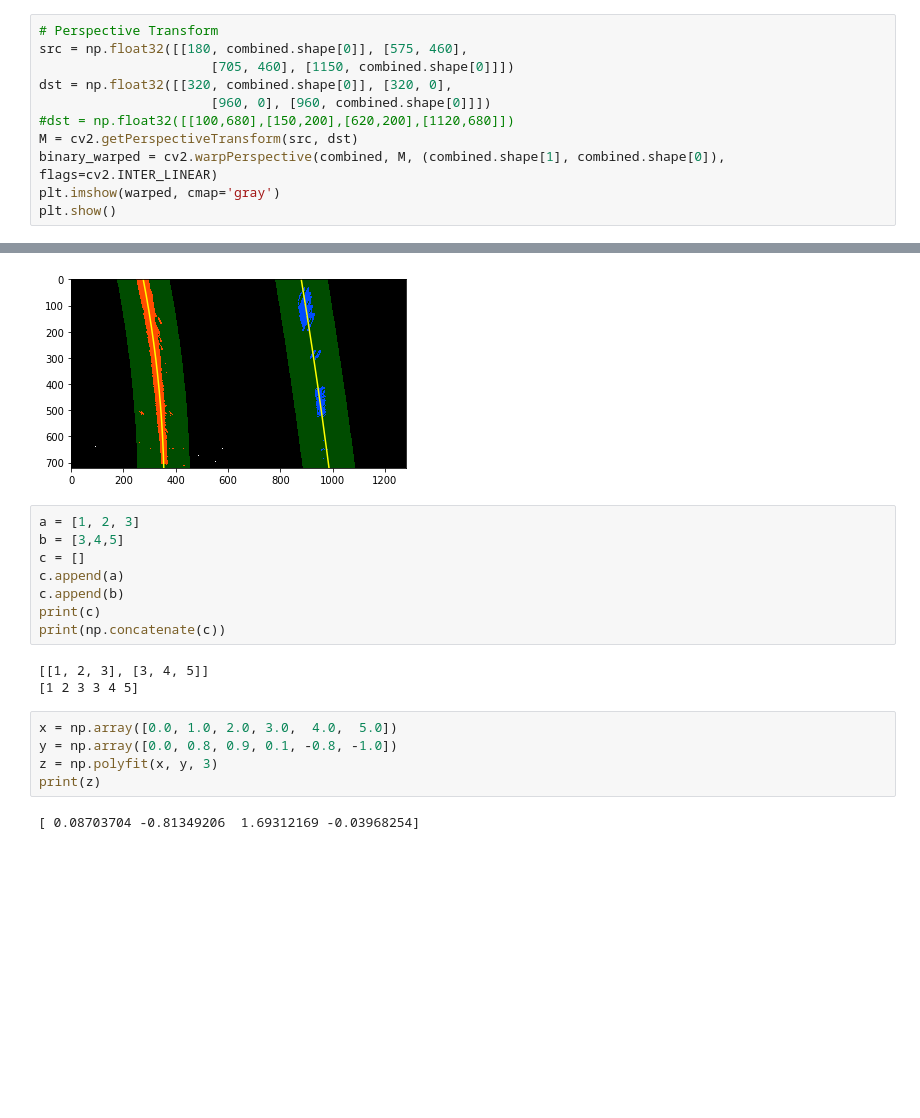
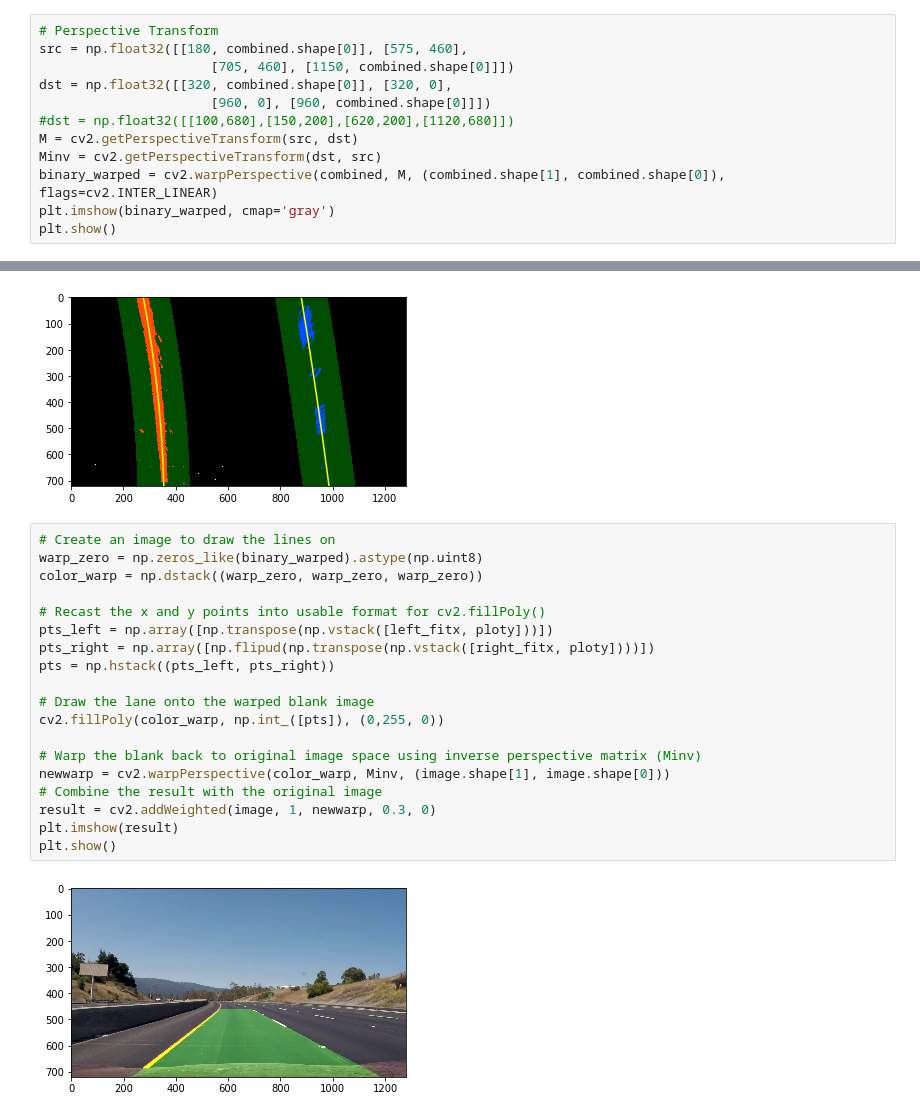
Before and after one commit to nehalsoni23/P4-Lessons, a Jupyter notebook: Finding Lanes.ipynb, the cells around one changed output, grey strips where cells are left out. Cells and saved outputs as stored; diff of their text form; blank space fills up the shorter version.

Commit message:
Lane area drawn

```diff
--- a/Finding Lanes.ipynb
+++ b/Finding Lanes.ipynb
@@ -72,8 +72,9 @@ dst = np.float32([[320, combined.shape[0]], [320, 0],
                       [960, 0], [960, combined.shape[0]]])
 #dst = np.float32([[100,680],[150,200],[620,200],[1120,680]])
 M = cv2.getPerspectiveTransform(src, dst)
+Minv = cv2.getPerspectiveTransform(dst, src)
 binary_warped = cv2.warpPerspective(combined, M, (combined.shape[1], combined.shape[0]), flags=cv2.INTER_LINEAR)
-plt.imshow(warped, cmap='gray')
+plt.imshow(binary_warped, cmap='gray')
 plt.show()
 # %% [output]
 [figure]
@@ -226,21 +226,24 @@ plt.ylim(720, 0)
 plt.show()
 # %% [output]
 [figure]
-# %%
-a = [1, 2, 3]
-b = [3,4,5]
-c = []
-c.append(a)
-c.append(b)
-print(c)
-print(np.concatenate(c))
-# %% [output]
-[[1, 2, 3], [3, 4, 5]]
-[1 2 3 3 4 5]
-# %%
-x = np.array([0.0, 1.0, 2.0, 3.0,  4.0,  5.0])
-y = np.array([0.0, 0.8, 0.9, 0.1, -0.8, -1.0])
-z = np.polyfit(x, y, 3)
-print(z)
-# %% [output]
-[ 0.08703704 -0.81349206  1.69312169 -0.03968254]
+# %%
+# Create an image to draw the lines on
+warp_zero = np.zeros_like(binary_warped).astype(np.uint8)
+color_warp = np.dstack((warp_zero, warp_zero, warp_zero))
+
+# Recast the x and y points into usable format for cv2.fillPoly()
+pts_left = np.array([np.transpose(np.vstack([left_fitx, ploty]))])
+pts_right = np.array([np.flipud(np.transpose(np.vstack([right_fitx, ploty])))])
+pts = np.hstack((pts_left, pts_right))
+
+# Draw the lane onto the warped blank image
+cv2.fillPoly(color_warp, np.int_([pts]), (0,255, 0))
+
+# Warp the blank back to original image space using inverse perspective matrix (Minv)
+newwarp = cv2.warpPerspective(color_warp, Minv, (image.shape[1], image.shape[0]))
+# Combine the result with the original image
+result = cv2.addWeighted(image, 1, newwarp, 0.3, 0)
+plt.imshow(result)
+plt.show()
+# %% [output]
+[figure, added]
```
Also changed, not shown: parts of 1 cell of this notebook, 2 other files.
